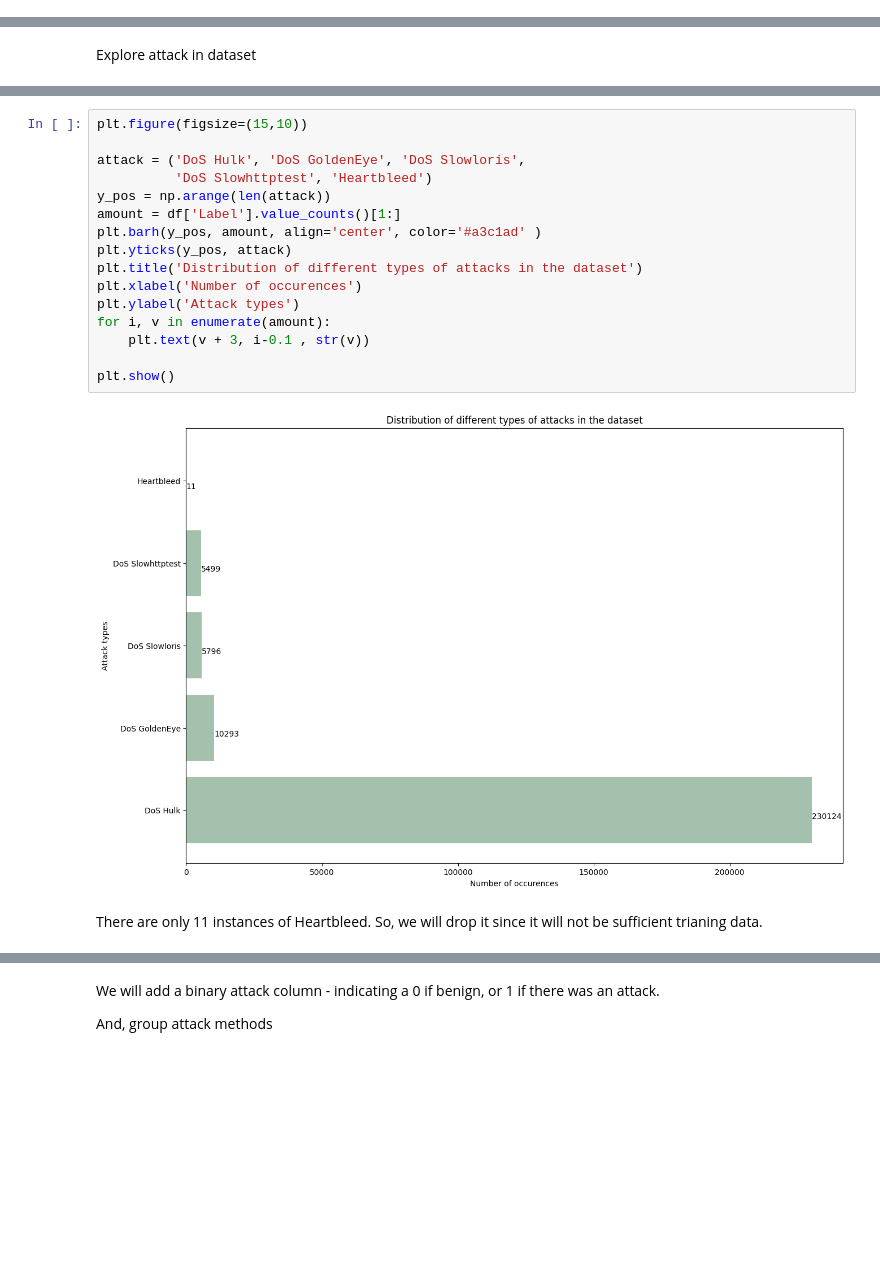
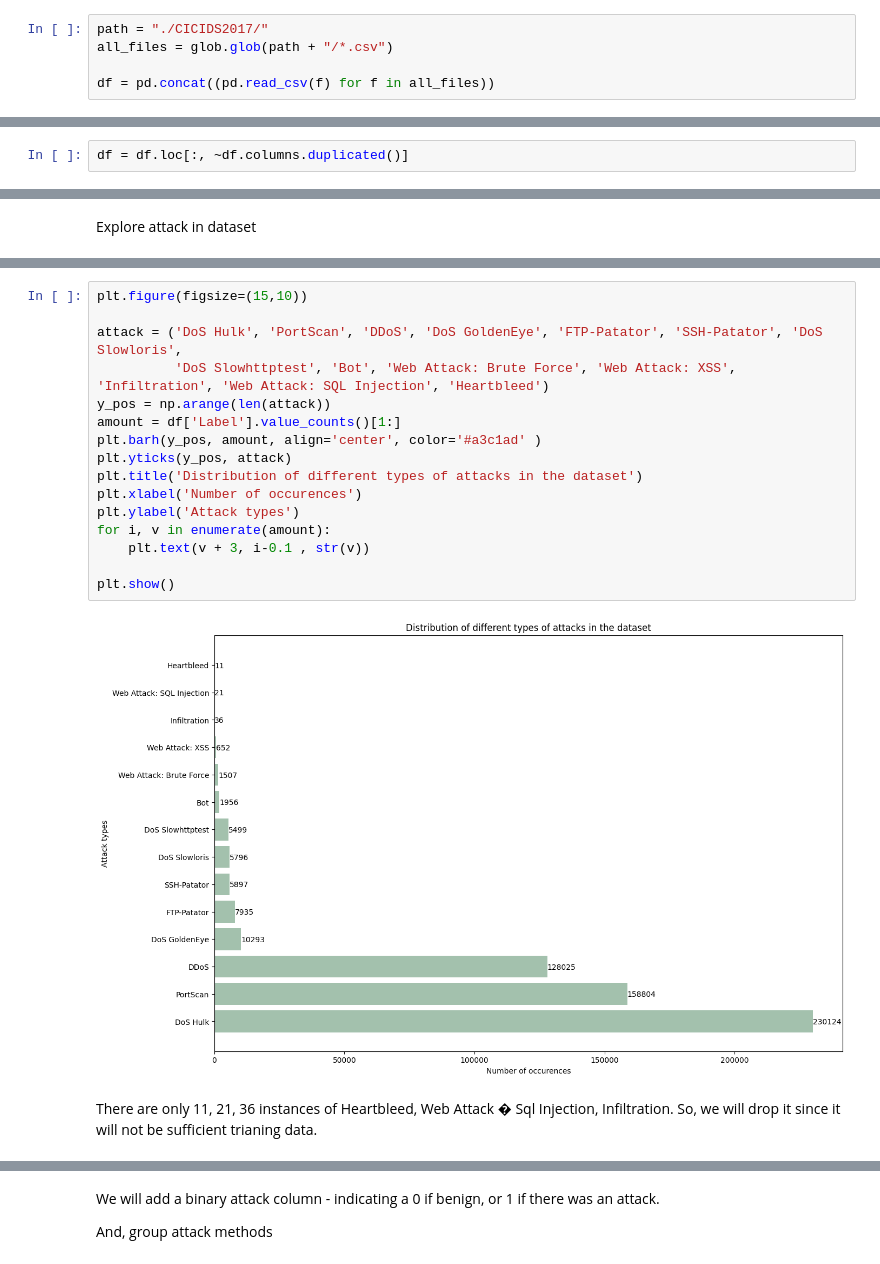
Before and after one commit to pxuanbach/Improved-RF-for-Real-time-IDS-with-Spark, a Jupyter notebook: dataset/main.ipynb, the cells around one changed output, grey strips where cells are left out. Saved outputs shown, nothing was run; the diff lists cells and outputs as text; blank space fills up the shorter version.

```diff
--- a/dataset/main.ipynb
+++ b/dataset/main.ipynb
@@ -21,3 +16,8 @@ df = pd.read_csv('./CICIDS2017/Wednesday-workingHours.pcap_ISCX.csv')
+# %%
+path = "./CICIDS2017/"
+all_files = glob.glob(path + "/*.csv")
+
+df = pd.concat((pd.read_csv(f) for f in all_files))
 # %% [markdown]
 Show first 10 rows of data
 # %%
@@ -95,6 +95,8 @@ df = df.dropna()
 df.isnull().any().any()
 # %% [output]
 False
+# %%
+df = df.loc[:, ~df.columns.duplicated()]
 # %% [markdown]
 Get more details
 # %%
@@ -147,21 +158,21 @@ Name: count, dtype: int64
 # %%
 plt.figure(figsize=(15,10))
 
-attack = ('DoS Hulk', 'DoS GoldenEye', 'DoS Slowloris',
-          'DoS Slowhttptest', 'Heartbleed')
+attack = ('DoS Hulk', 'PortScan', 'DDoS', 'DoS GoldenEye', 'FTP-Patator', 'SSH-Patator', 'DoS Slowloris',
+          'DoS Slowhttptest', 'Bot', 'Web Attack: Brute Force', 'Web Attack: XSS', 'Infiltration', 'Web Attack: SQL Injection', 'Heartbleed')
 y_pos = np.arange(len(attack))
 amount = df['Label'].value_counts()[1:]
 plt.barh(y_pos, amount, align='center', color='#a3c1ad' )
 plt.yticks(y_pos, attack)
 plt.title('Distribution of different types of attacks in the dataset')
 plt.xlabel('Number of occurences')
 plt.ylabel('Attack types')
 for i, v in enumerate(amount):
     plt.text(v + 3, i-0.1 , str(v))
 
 plt.show()
 # %% [output]
-[figure, old version]
+[figure, new version]
 # %% [markdown]
-There are only 11 instances of Heartbleed. So, we will drop it since it will not be sufficient trianing data.
+There are only 11, 21, 36 instances of Heartbleed, Web Attack � Sql Injection, Infiltration. So, we will drop it since it will not be sufficient trianing data.
 # %%
```
Also changed, not shown: parts of 15 cells of this notebook, 1 other file.
